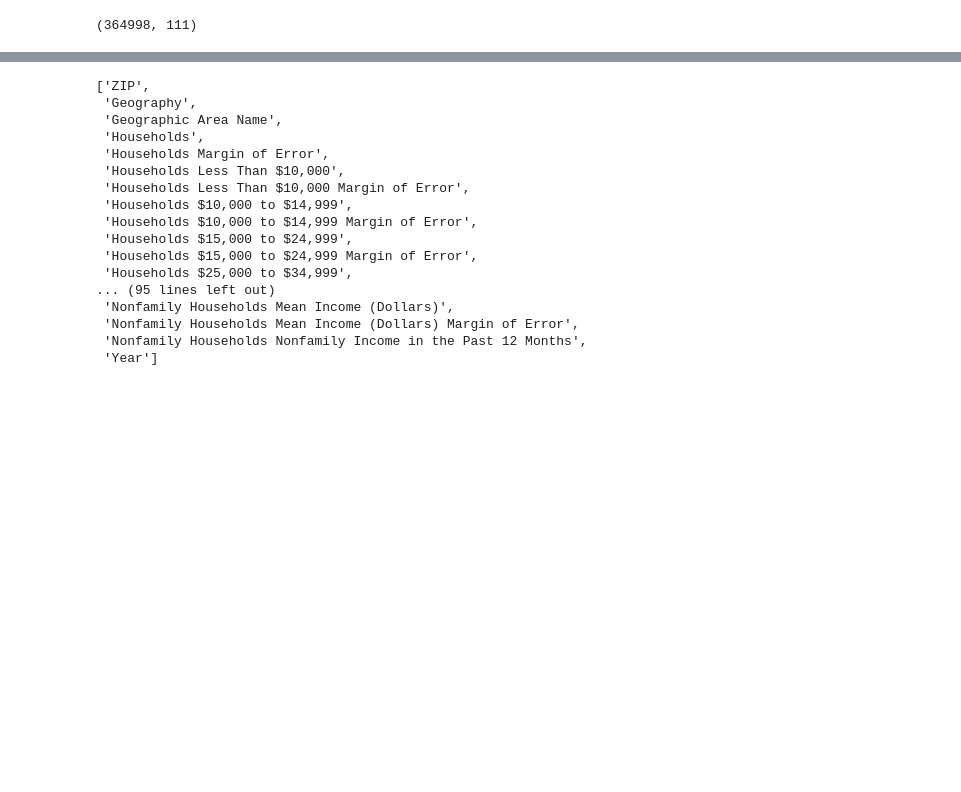
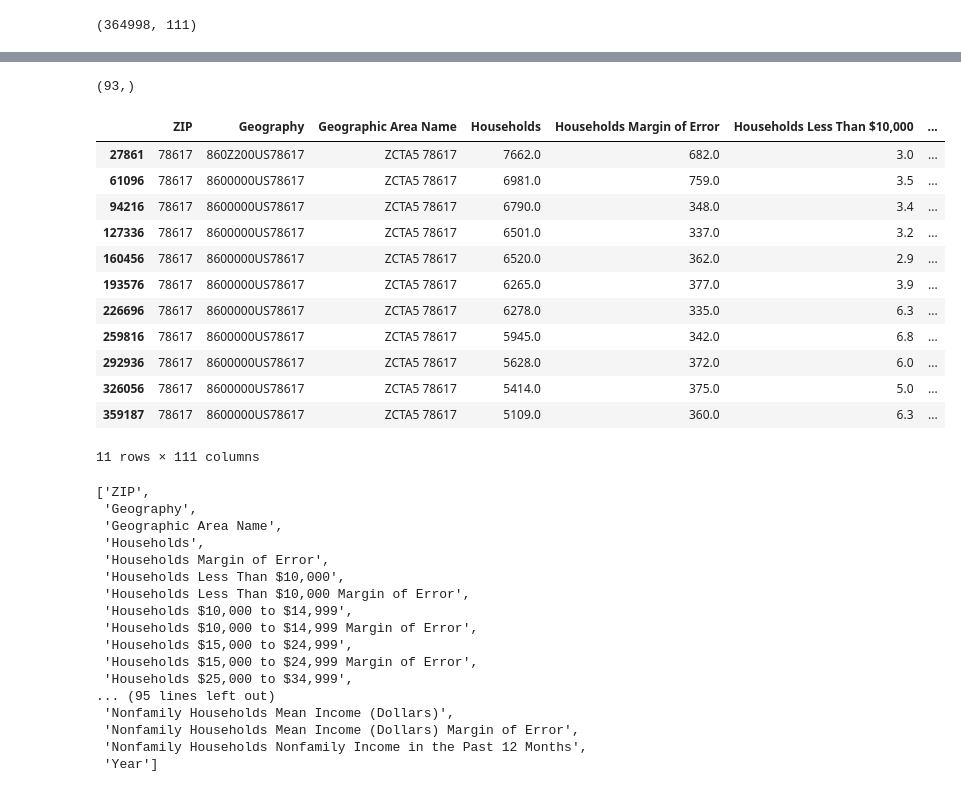
Before and after one commit to ammanuelfw/my_dsbc_projects_git, a Jupyter notebook: 02_Capstone_two_Austin_Real_Estate_Price/02_Notebooks/Capstone_two_Austin_Real_estate_pricing_AFW_v2.ipynb, the cells around one changed output, grey strips where cells are left out. Drawn from its saved outputs; the diff is of its cells as text; code cells hidden in the pictures; blank space fills up the shorter version.

Commit message:
3rd commit data wrangling

```diff
--- a/02_Capstone_two_Austin_Real_Estate_Price/02_Notebooks/Capstone_two_Austin_Real_estate_pricing_AFW_v2.ipynb
+++ b/02_Capstone_two_Austin_Real_Estate_Price/02_Notebooks/Capstone_two_Austin_Real_estate_pricing_AFW_v2.ipynb
@@ -535,3 +561,31 @@ df2_inc.shape
+# %%
+value_counts = df2_inc['ZIP'].value_counts()
+
+# Filter for values with counts greater than 1
+filtered_values = value_counts[value_counts > 1].index
+filtered_values.shape
+# Filter the original DataFrame
+#filtered_df = df2_inc[df2_inc['ZIP'].isin(filtered_values)]
+
+#print(filtered_df)
+# %% [output]
+(93,)
+# %%
+df2_inc[df2_inc['ZIP']==78617]
+# %% [output]
+|  | ZIP | Geography | Geographic Area Name | Households | Households Margin of Error | Households Less Than $10,000 | ... |
+| 27861 | 78617 | 860Z200US78617 | ZCTA5 78617 | 7662.0 | 682.0 | 3.0 | ... |
+| 61096 | 78617 | 8600000US78617 | ZCTA5 78617 | 6981.0 | 759.0 | 3.5 | ... |
+| 94216 | 78617 | 8600000US78617 | ZCTA5 78617 | 6790.0 | 348.0 | 3.4 | ... |
+| 127336 | 78617 | 8600000US78617 | ZCTA5 78617 | 6501.0 | 337.0 | 3.2 | ... |
+| 160456 | 78617 | 8600000US78617 | ZCTA5 78617 | 6520.0 | 362.0 | 2.9 | ... |
+| 193576 | 78617 | 8600000US78617 | ZCTA5 78617 | 6265.0 | 377.0 | 3.9 | ... |
+| 226696 | 78617 | 8600000US78617 | ZCTA5 78617 | 6278.0 | 335.0 | 6.3 | ... |
+| 259816 | 78617 | 8600000US78617 | ZCTA5 78617 | 5945.0 | 342.0 | 6.8 | ... |
+| 292936 | 78617 | 8600000US78617 | ZCTA5 78617 | 5628.0 | 372.0 | 6.0 | ... |
+| 326056 | 78617 | 8600000US78617 | ZCTA5 78617 | 5414.0 | 375.0 | 5.0 | ... |
+| 359187 | 78617 | 8600000US78617 | ZCTA5 78617 | 5109.0 | 360.0 | 6.3 | ... |
+11 rows × 111 columns
 # %%
 list(df2_inc.columns)
 # %% [output]
```
Also changed, not shown: parts of 19 cells of this notebook.
